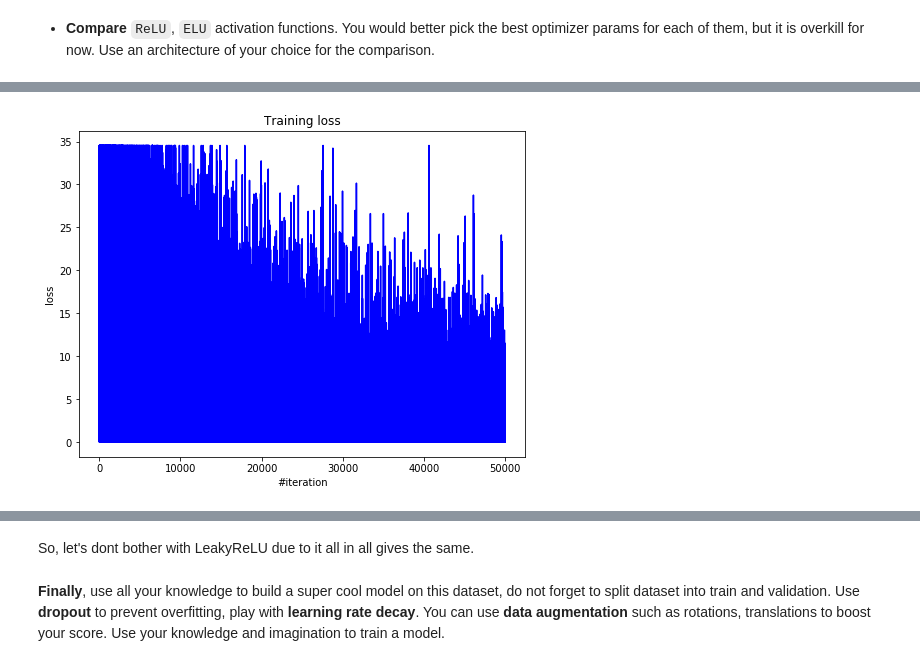
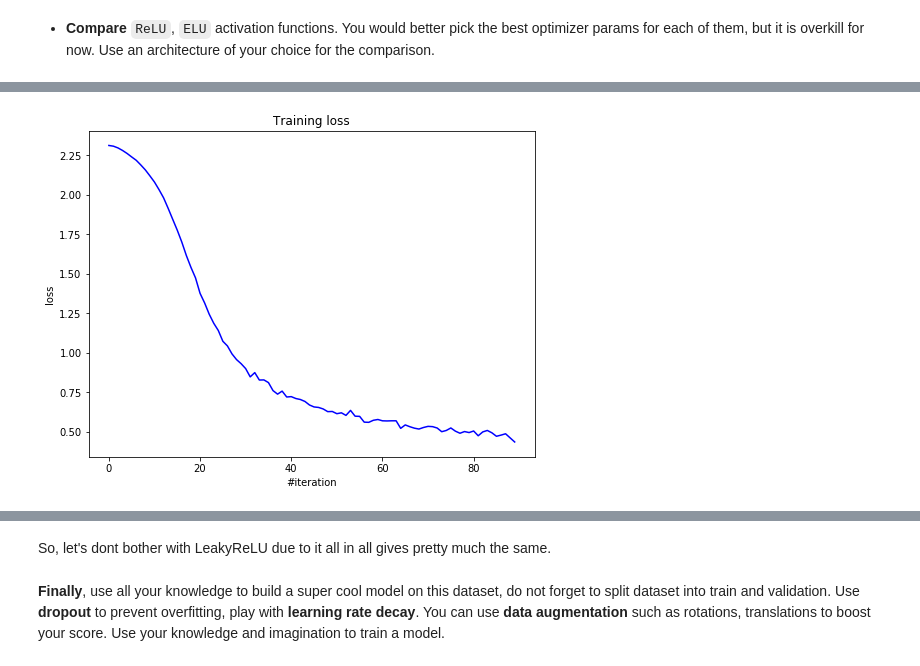
Before and after one commit to onaga1958/ml-hw, a Jupyter notebook: 5/hw1_main.ipynb, the cells around one changed output, grey strips where cells are left out. Saved outputs shown, nothing was run; the diff lists cells and outputs as text; code cells hidden in the pictures.

```diff
--- a/5/hw1_main.ipynb
+++ b/5/hw1_main.ipynb
@@ -276,12 +231,11 @@ for i in range(n_epoch):
         net.backward(x_batch, dp)
 
         # Update weights
-        gradient_step(net.getParameters(),
+        sgd_momentum(net.getParameters(),
                       net.getGradParameters(),
                       optimizer_config,
                       optimizer_state)
 
-        optimizer_state['turn number'] += 1
         loss_history.append(loss)
 
     # Visualize
@@ -357,3 +282,23 @@ batch_size = 1
+# %%
+criterion = ClassNLLCriterion()
+# ReLU loss: 0.43
+# Leaky(0.01) loss: 0.44
+# Leaky(0.03) loss: 0.49
+# Leaky(0.1) loss: 0.45
+
+net = Sequential()
+net.add(Linear(X.shape[1], 100))
+net.add(Dropout())
+net.add(LeakyReLU(0.1))
+net.add(Linear(100, 10))
+net.add(SoftMax())
+
+optimizer_config = {'learning_rate': 0.1, 'momentum': 0.9}
+optimizer_state = {}
+
+# Looping params
+n_epoch = 10
+batch_size = int(X.shape[0] / 10)
 # %%
 loss_history = []
 
@@ -370,12 +315,11 @@ for i in range(n_epoch):
         net.backward(x_batch, dp)
 
         # Update weights
-        gradient_step(net.getParameters(),
+        sgd_momentum(net.getParameters(),
                       net.getGradParameters(),
                       optimizer_config,
                       optimizer_state)
 
-        optimizer_state['turn number'] += 1
         loss_history.append(loss)
 
     # Visualize
@@ -403,17 +347,12 @@ net.add(ReLU())
 net.add(Linear(100, 10))
 net.add(SoftMax())
 
-optimizer_config = {'learning rate': 2e-6, 'beta first': 0.9, 'beta second': 0.9, 'bias role': 0.05}
-optimizer_config['stop first bias correction'] = (np.log(optimizer_config['bias role']) /
-                                                  np.log(optimizer_config['beta first']))
-optimizer_config['stop second bias correction'] = (np.log(optimizer_config['bias role']) /
-                                                   np.log(optimizer_config['beta second']))
-
+optimizer_config = {'learning_rate': 0.1, 'momentum': 0.9}
 optimizer_state = {}
 
 # Looping params
-n_epoch = 1
-batch_size = 1
+n_epoch = 10
+batch_size = int(X.shape[0] / 10)
 # %%
 loss_history = []
 
@@ -422,33 +361,32 @@ for i in range(n_epoch):
         net.zeroGradParameters()
 
         # Forward
         predictions = net.forward(x_batch)
         loss = criterion.forward(predictions, y_batch)
 
         # Backward
         dp = criterion.backward(predictions, y_batch)
         net.backward(x_batch, dp)
 
         # Update weights
-        gradient_step(net.getParameters(),
+        sgd_momentum(net.getParameters(),
                       net.getGradParameters(),
                       optimizer_config,
                       optimizer_state)
 
-        optimizer_state['turn number'] += 1
         loss_history.append(loss)
 
     # Visualize
     display.clear_output(wait=True)
     plt.figure(figsize=(8, 6))
 
     plt.title("Training loss")
     plt.xlabel("#iteration")
     plt.ylabel("loss")
     plt.plot(loss_history, 'b')
     plt.show()
 
     print('Current loss: %f' % loss)
 # Your code goes here. ################################################
 # %% [output]
-[figure, old version]
+[figure, new version]
@@ -456,4 +394,4 @@ Current loss: 0.009806
 # %% [markdown]
-So, let's dont bother with LeakyReLU due to it all in all gives the same.
+So, let's dont bother with LeakyReLU due to it all in all gives pretty much the same.
 # %% [markdown]
 **Finally**, use all your knowledge to build a super cool model on this dataset, do not forget to split dataset into train and validation. Use **dropout** to prevent overfitting, play with **learning rate decay**. You can use **data augmentation** such as rotations, translations to boost your score. Use your knowledge and imagination to train a model.
```
Also changed, not shown: parts of 13 cells of this notebook.
